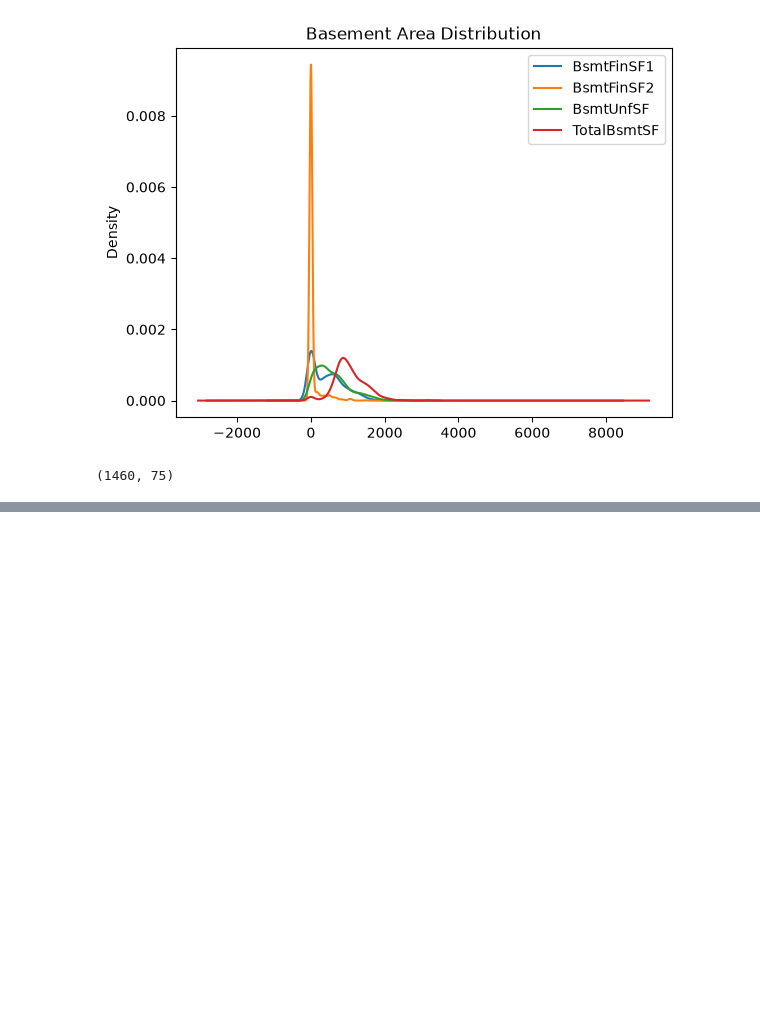
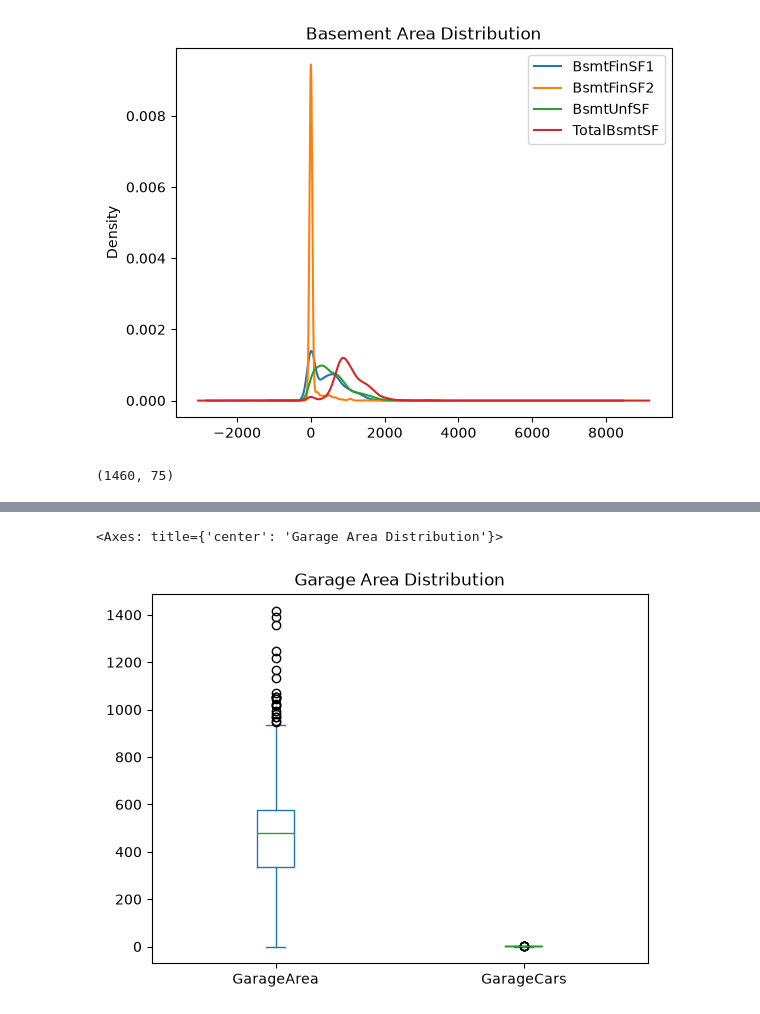
Before and after one commit to FarhanKhan1/MSAI_Machine_Learning, a Jupyter notebook: assignments_1/testing/data_understanding.ipynb, the cells around one changed output, grey strips where cells are left out. Saved outputs shown, nothing was run; the diff lists cells and outputs as text; code cells hidden in the pictures; blank space fills up the shorter version.

```diff
--- a/assignments_1/testing/data_understanding.ipynb
+++ b/assignments_1/testing/data_understanding.ipynb
@@ -278,0 +318,6 @@ preprocessed_data.shape
+# %%
+data[["GarageArea", "GarageCars"]].plot(kind='box', title='Garage Area Distribution')
+# data["GarageCars"].plot(kind='kde', title='Garage Cars Distribution')
+# %% [output]
+<Axes: title={'center': 'Garage Area Distribution'}>
+[figure, added]
```
Also changed, not shown: parts of 40 cells of this notebook, 1 other file.
